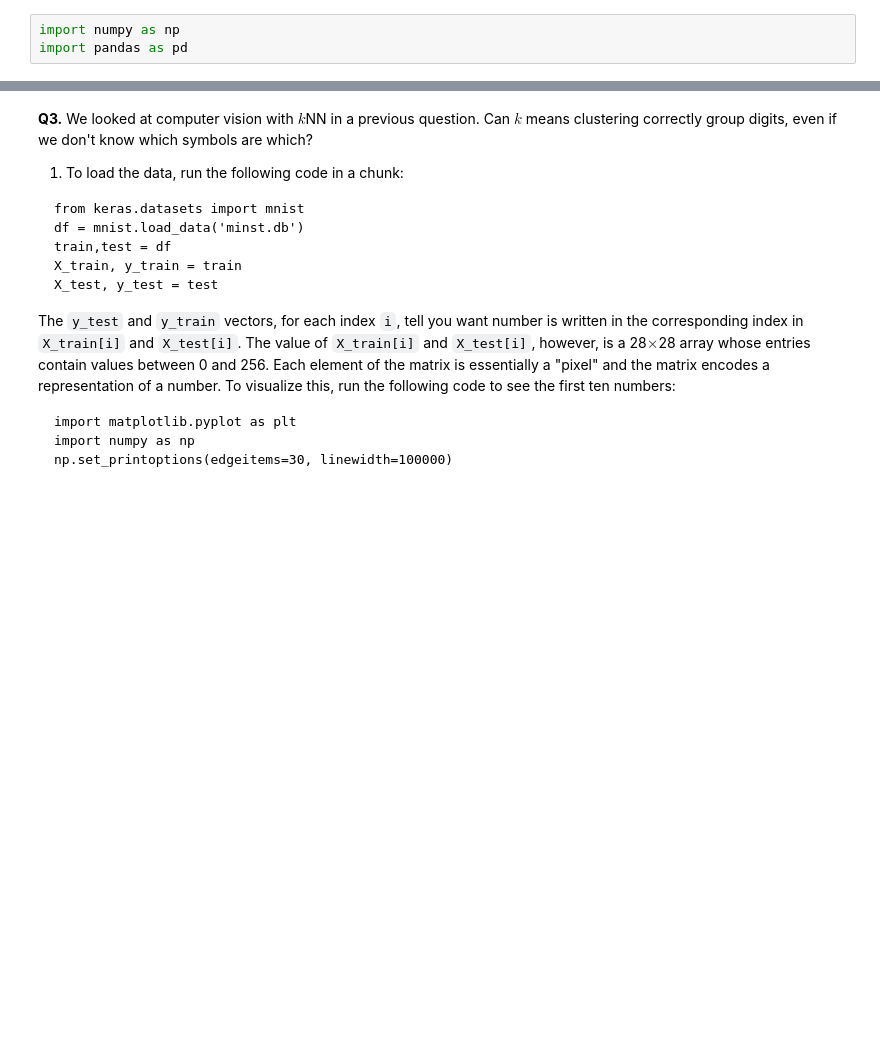
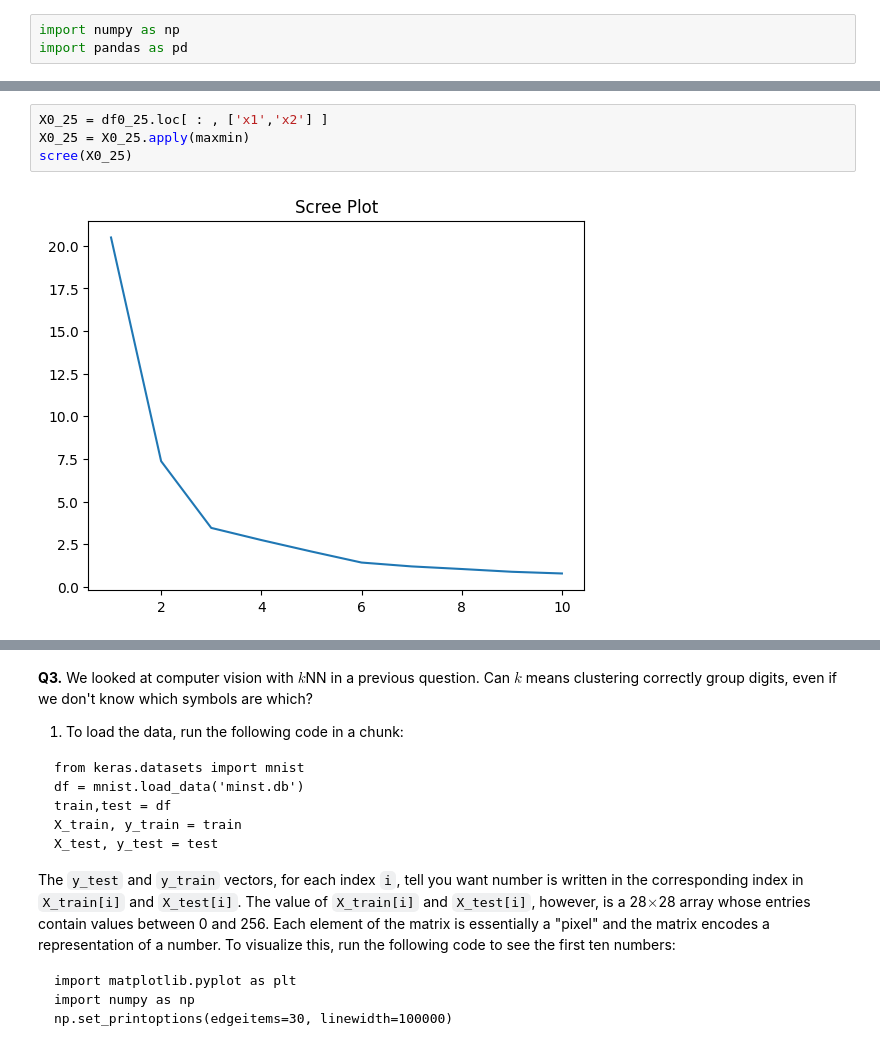
Before and after one commit to vnewsome/kmc, a Jupyter notebook: assignment_kmc.ipynb, the cells around one changed output, grey strips where cells are left out. Drawn from its saved outputs; the diff is of its cells as text; blank space fills up the shorter version.

```diff
--- a/assignment_kmc.ipynb
+++ b/assignment_kmc.ipynb
@@ -326,0 +336,6 @@ ValueError: could not convert string to float: 'a'
+# %%
+X0_25 = df0_25.loc[ : , ['x1','x2'] ]
+X0_25 = X0_25.apply(maxmin)
+scree(X0_25)
+# %% [output]
+[figure, added]
```
Also changed, not shown: parts of 6 cells of this notebook.
